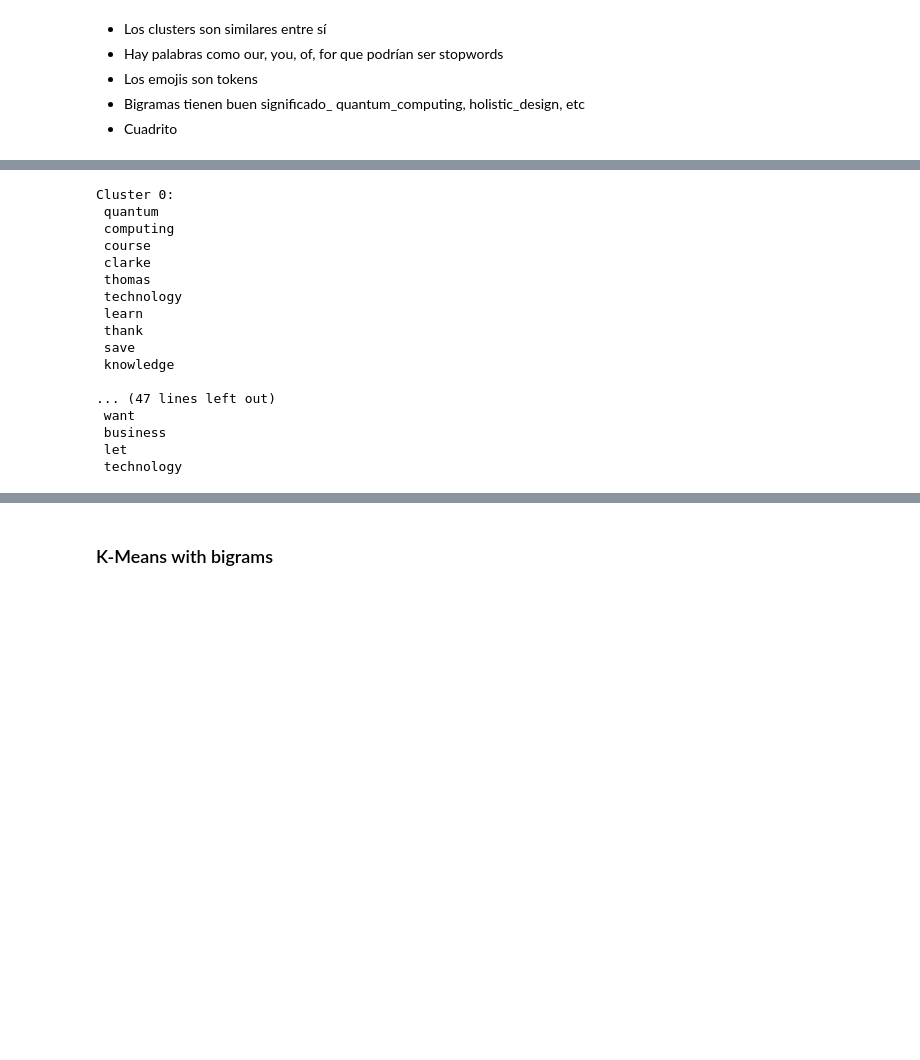
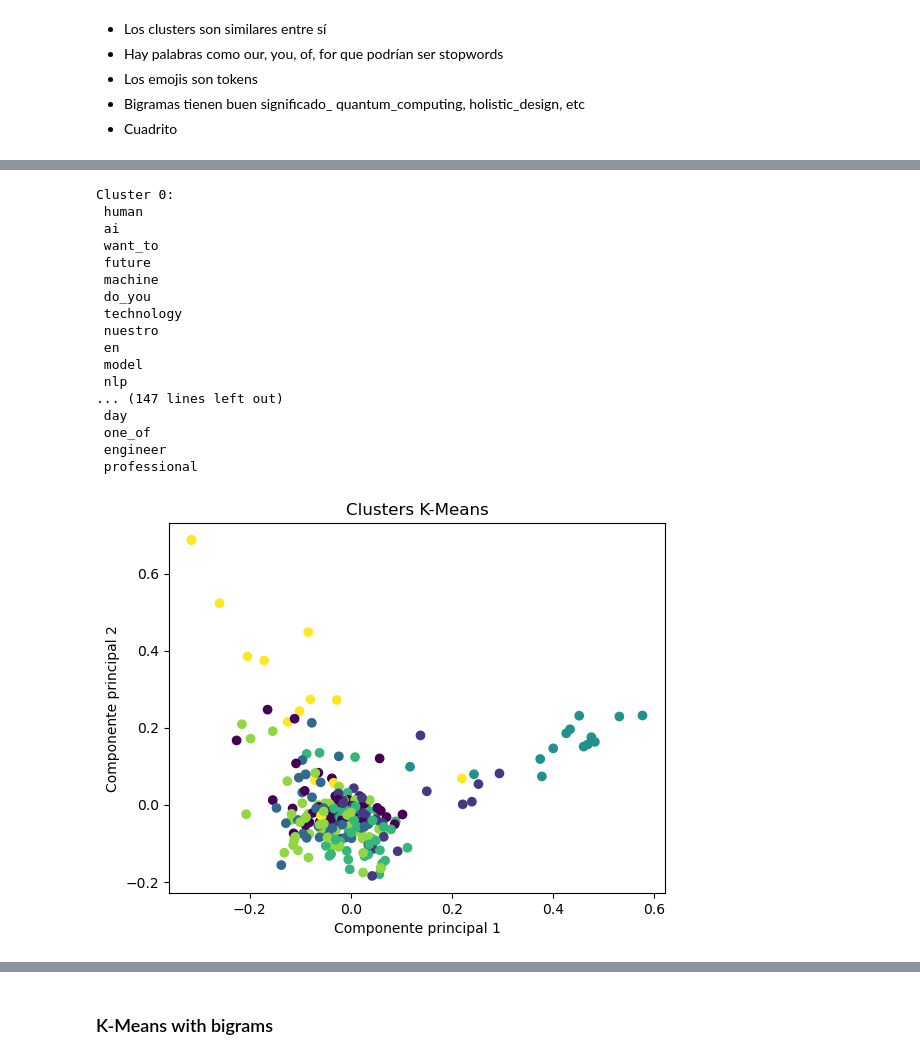
Before and after one commit to williamasesoftware/Research_bias, a Jupyter notebook: linkedinposts.ipynb, the cells around one changed output, grey strips where cells are left out. Cells and saved outputs as stored; diff of their text form; code cells hidden in the pictures; blank space fills up the shorter version.

Commit message:
add clean corpus clustering

```diff
--- a/linkedinposts.ipynb
+++ b/linkedinposts.ipynb
@@ -257,7 +259,7 @@ from sklearn.feature_extraction.text import TfidfVectorizer
 vectorizer = TfidfVectorizer(stop_words="english", max_df=0.5, min_df=1)
 
 
-X_tfidf = vectorizer.fit_transform(df['descripcion_clean'])
+X_tfidf = vectorizer.fit_transform(bigram_posts)
 
 print(f"n_samples: {X_tfidf.shape[0]}, n_features: {X_tfidf.shape[1]}")
 # %% [output]
@@ -298,24 +300,39 @@ order_centroids = kmeans.cluster_centers_.argsort()[:, ::-1]
 terms = vectorizer.get_feature_names_out()
 for i in range(5):
     print("Cluster %d:" % i),
-    for j in order_centroids[i, :10]:
+    for j in order_centroids[i, :30]:
         print(' %s' % terms[j]),
     print('\n')
 # %% [output]
 Cluster 0:
- quantum
- computing
- course
- clarke
- thomas
+ human
+ ai
+ want_to
+ future
+ machine
+ do_you
  technology
- learn
- thank
- save
- knowledge
-
-... (47 lines left out)
- want
- business
- let
- technology
+ nuestro
+ en
+ model
+ nlp
+... (147 lines left out)
+ day
+ one_of
+ engineer
+ professional
+# %%
+from sklearn.decomposition import PCA
+
+# Reducir la dimensionalidad de la matriz de características TF-IDF a 2 dimensiones utilizando PCA
+pca = PCA(n_components=2, random_state=0)
+X_tfidf_2d = pca.fit_transform(X_tfidf.toarray())
+
+# Graficar los puntos de datos coloreados por su asignación a cada cluster
+plt.scatter(X_tfidf_2d[:, 0], X_tfidf_2d[:, 1], c=kmeans.labels_, cmap='viridis')
+plt.title('Clusters K-Means')
+plt.xlabel('Componente principal 1')
+plt.ylabel('Componente principal 2')
+plt.show()
+# %% [output]
+[figure, added]
```
Also changed, not shown: parts of 23 cells of this notebook.
